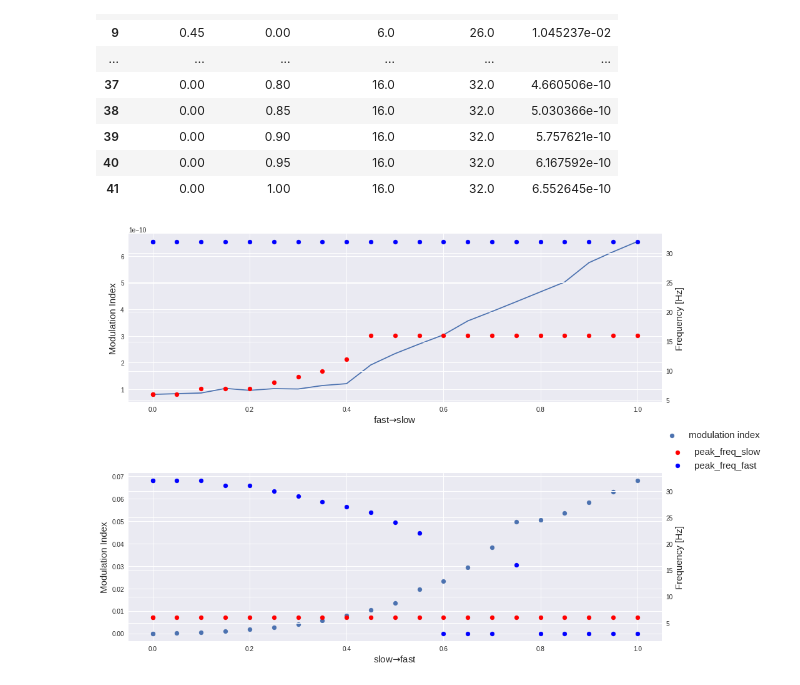
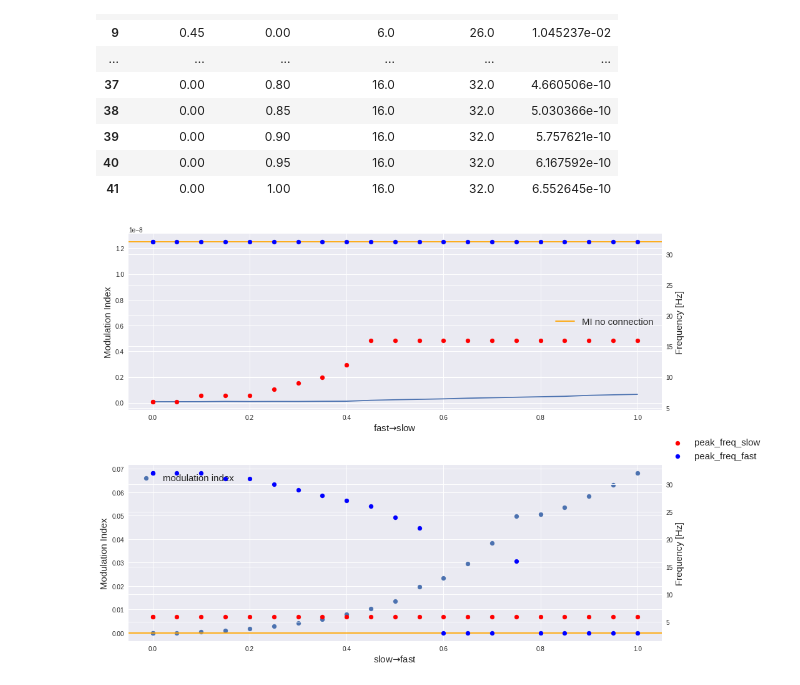
Before and after one commit to jajcayn/Hopf_CFC_analysis, a Jupyter notebook: 1d_parameter_exploration.ipynb, the cells around one changed output. Cells and saved outputs as stored; diff of their text form; code cells hidden in the pictures.

Commit message:
add MI for no connections

```diff
--- a/1d_parameter_exploration.ipynb
+++ b/1d_parameter_exploration.ipynb
@@ -206,34 +206,41 @@ search.dfResults
 # %%
 results_zero_SlowToFast = search.dfResults[search.dfResults["slow_to_fast"]==0]
 results_zero_FastToSlow = search.dfResults[search.dfResults["fast_to_slow"]==0]
+# %%
+h5f = h5py.File('modulation_index_no_connections.h5','r')
+MI_no_conn = h5f['MI_no_conn'][:]
 # %%
 # create all axes we need
 fig = plt.figure(figsize=(15,10))
 ax0 = plt.subplot(211)
 ax1 = ax0.twinx()
 ax2 = plt.subplot(212)
 ax3 = ax2.twinx()
 
 
 ax0.plot(results_zero_SlowToFast["fast_to_slow"],results_zero_SlowToFast["modulation_index"])
 ax0.set_xlabel( r"fast$\to$slow", fontsize = 15)
 ax0.set_ylabel("Modulation Index", fontsize = 15)
+ax0.axhline(np.mean(MI_no_conn), c="orange",label="MI no connection")
+ax0.legend(loc='best',fontsize = 15)
 
 ax1.scatter(results_zero_SlowToFast["fast_to_slow"],results_zero_SlowToFast["peak_freq_slow"],c='r', label="peak_freq_slow")
 ax1.scatter(results_zero_SlowToFast["fast_to_slow"],results_zero_SlowToFast["peak_freq_fast"],c='b', label="peak_freq_fast")
 ax1.set_ylabel("Frequency [Hz]", fontsize = 15)
 
 ax2.scatter(results_zero_FastToSlow["slow_to_fast"],results_zero_FastToSlow["modulation_index"], label="modulation index")
 ax2.set_xlabel( r"slow$\to$fast", fontsize = 15)
 ax2.set_ylabel("Modulation Index", fontsize = 15)
-ax2.legend(loc='best', bbox_to_anchor=(1.2,1.3),fontsize = 15)
+ax2.axhline(np.mean(MI_no_conn), c="orange")
+ax2.legend(loc='best',fontsize = 15)
+
 
 ax3.scatter(results_zero_FastToSlow["slow_to_fast"],results_zero_FastToSlow["peak_freq_slow"],c='r', label="peak_freq_slow")
 ax3.scatter(results_zero_FastToSlow["slow_to_fast"],results_zero_FastToSlow["peak_freq_fast"],c='b', label="peak_freq_fast")
 ax3.set_ylabel("Frequency [Hz]", fontsize = 15)
 
 ax3.legend(loc='best', bbox_to_anchor=(1.2,1.2),fontsize = 15)
 plt.tight_layout()
 plt.show()
 # %% [output]
-[figure, old version]
+[figure, new version]
```
